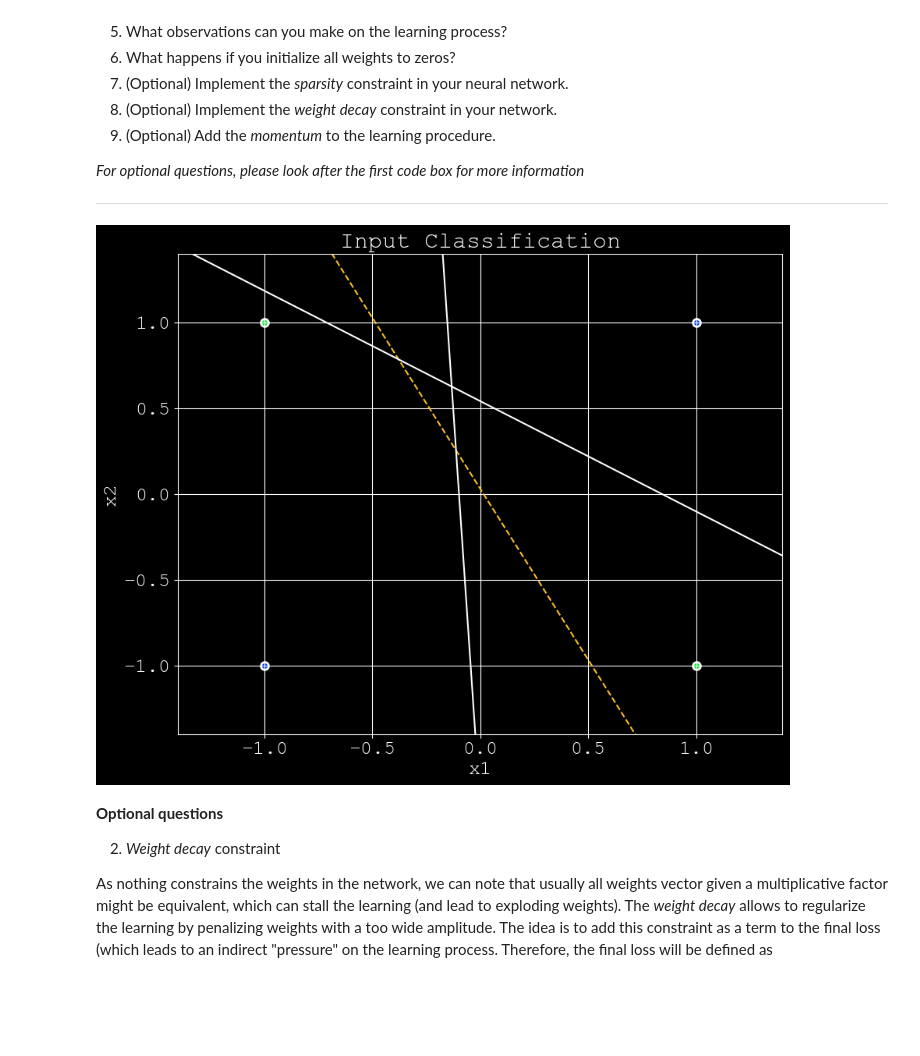
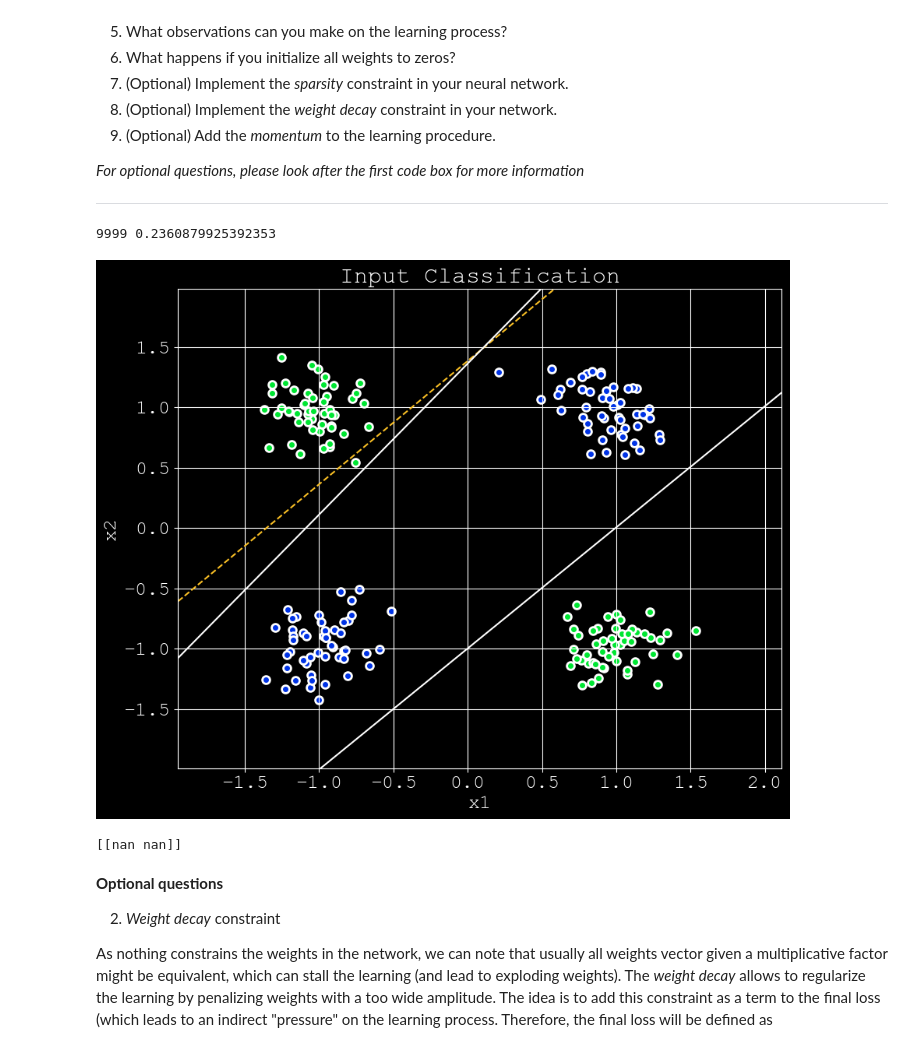
Before and after one commit to hdesvallees/atiam_ml, a Jupyter notebook: 02a_neural_networks.ipynb, the cells around one changed output. Drawn from its saved outputs; the diff is of its cells as text; code cells hidden in the pictures; blank space fills up the shorter version.

```diff
--- a/02a_neural_networks.ipynb
+++ b/02a_neural_networks.ipynb
@@ -193,11 +192,20 @@ Finally, we will rely on the same loss $\mathcal{L_{D}}$ as in the previous exer
 We can construct the prototypical set of XOR values by using the following code (note that this is the most simple case, but still this is typically a problem that cannot be solved by a _linear classifier_
 # %%
 patterns = np.array([[-1, -1],[-1,  1],[1, -1],[1,  1]]).transpose() # Input patterns
-desired = np.array([0, 1, 1, 0])                       # Corresponding classes
+desired = np.array([0, 1, 1, 0])  # Corresponding classes
+input_xor = []
+desired_xor = []
+n_augment = 50
+for p in range(4):
+    rep_pat = np.repeat(patterns[:, p][:, np.newaxis], n_augment, axis=1)
+    input_xor.append(np.random.randn(2, n_augment) * 0.2 + rep_pat)
+    desired_xor.append(np.repeat([desired[p]], n_augment))
+out_patterns = (np.concatenate(input_xor, axis=1))
+out_desired = (np.concatenate(desired_xor))
 # Initialize based on their sizes
 nInputs = patterns.shape[0]
 nOutputs = 1
 nPat = patterns.shape[1]
 # First plot the patterns
-fig = plot_patterns(patterns, desired);
+fig2 = plot_patterns(out_patterns, out_desired);
 # %% [output]
@@ -221,10 +235,10 @@ nHiddens = 2           # Number of hidden units
 learnRate = 0.001       # Learning rate parameter
 momentum = 0.1         # Momentum parameter
 # Overall input patterns
-inputs = patterns
+inputs = out_patterns
 TSS_Limit = 0.02                                           # Sum-squared error limit
 # Learning rate
-eta = 0.001
+eta = 0.1
 # %% [markdown]
 ***
 
@@ -246,32 +260,63 @@ eta = 0.001
 # %%
 # Weights of first and second layer
 weights1 = (np.random.randn(nHiddens, nInputs) - 0.5)      # 1st layer weights
 weights2 = (np.random.randn(nOutputs, nHiddens) - 0.5)     # 2nd layer weights
 bias1 = (np.random.randn(nHiddens, 1) - 0.5)               # 1st layer biases
 bias2 = (np.random.randn(nOutputs, 1) - 0.5)               # 2nd layer biases
 # First plot the patterns
-fig = plot_patterns(patterns, desired);
+
+fig = plot_patterns(out_patterns, out_desired);
 # Iterate for a fixed number of iterations
-for epoch in range(200):
 
-    result = np.dot(weights, inputs) + bias > 0
-    if np.sum(np.abs(result-desired)) == 0:
+#Another common activation function
+def sigmoid(x):
+    return 1 / (1 + np.exp(-x))
+
+def dsigmoid(x):
+    return x * (1.0 - x)
+
+# Iterate for a fixed number of iterations
+for epoch in range(10000):
+
+    #Forward propagation
+    z1 = np.dot(weights1, inputs) + bias1
+    y1 = sigmoid(z1)
+
+    z2 = np.dot(weights2, y1) + bias2
+    output = sigmoid(z2)
+
+    TSS = np.sum((out_desired - output)**2)
+
+    #Backward propagation
+    dz2 = (output - out_desired) * dsigmoid(output)
+    dz1 = np.dot(np.transpose(weights2), dz2) * dsigmoid(y1)
+
+    dw1 = np.dot(dz1, np.transpose(inputs))
+    dw2 = np.dot(dz2, np.transpose(y1))
+
+    db1 = np.mean(dz1, axis=1)[:, np.newaxis]
+    db2 = np.mean(dz2, axis=1)[:, np.newaxis]
+
+    weights1 = weights1 - eta * dw1
+    weights2 = weights2 - eta * dw2
+    bias1 = bias1 - eta * db1
+    bias2 = bias2 - eta * db2
+
+    #print('Epoch %3d:  Error = %f' % (epoch, TSS)) # Commenté pour Github...
+    if TSS < TSS_Limit:
         break
-
-    error = desired - result
-    delta = (np.dot(error,inputs.transpose()))
-    weights = weights + eta * delta
-    bias = bias + eta * (np.sum(error))
-
-    #print('Epoch %3d:  Error = %f' % (epoch, TSS));
-    #if TSS < TSS_Limit:
-    #    break
     if (epoch - 1 % 20)==0:
         plot_boundary(np.concatenate((bias2, weights2), axis=1), epoch, '--', fig)
 
 plot_boundary(np.concatenate((bias1, weights1), axis=1), epoch, '-', fig)
+print(epoch,TSS)
 # %% [output]
+9999 0.2360879925392353
-[figure, old version]
+[figure, new version]
+# %%
+print(dw2)
+# %% [output]
+[[nan nan]]
 # %% [markdown]
 **Optional questions**
 
```
Also changed, not shown: parts of 7 cells of this notebook, 18 other files.
